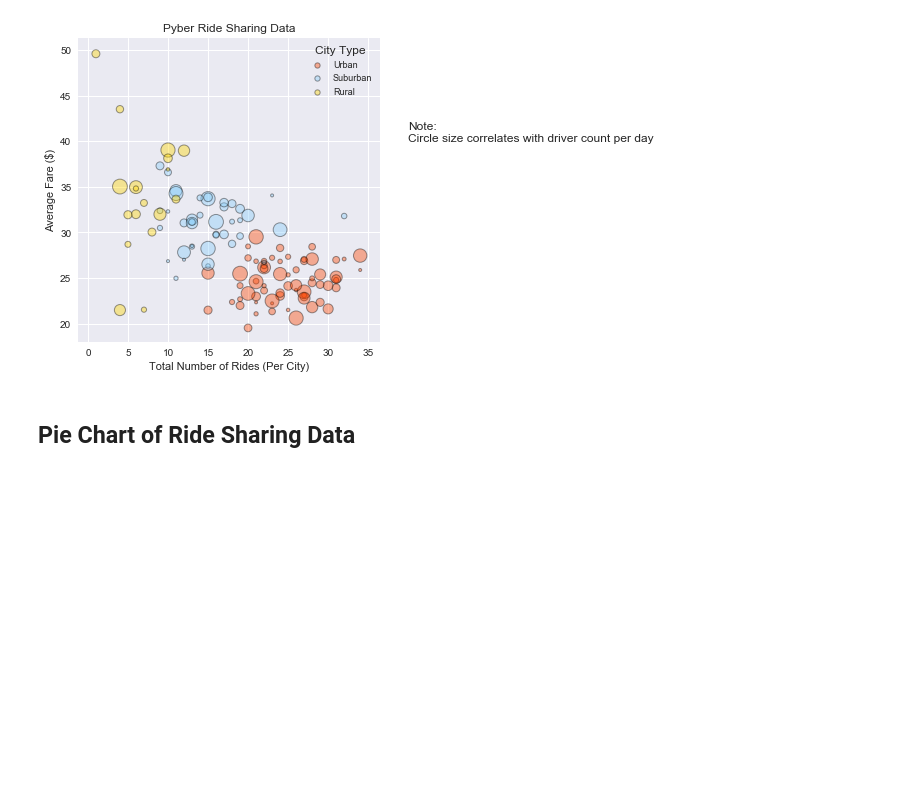
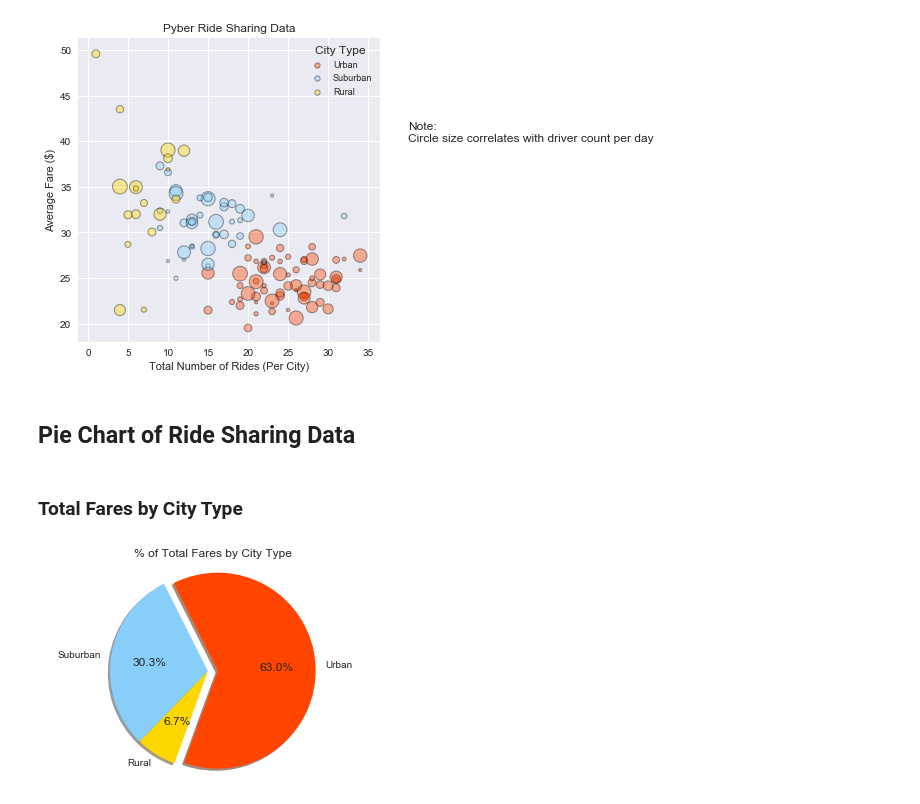
Before and after one commit to deleojean/matplotlib-challenge, a Jupyter notebook: Pyber/main.ipynb, the cells around one changed output. Drawn from its saved outputs; the diff is of its cells as text; code cells hidden in the pictures; blank space fills up the shorter version.

Commit message:
Create pit chart: total fares by city type

```diff
--- a/Pyber/main.ipynb
+++ b/Pyber/main.ipynb
@@ -67,3 +67,36 @@ plt.show()
 [figure]
 # %% [markdown]
 ## Pie Chart of Ride Sharing Data
+# %%
+def create_pie(title='title', **kwargs):
+    # Labels for the sections of our pie chart
+    labels = ["Urban", "Suburban", "Rural"]
+
+    # The colors of each section of the pie chart
+    colors = ['orangered', 'lightskyblue', 'gold']
+
+    # Tells matplotlib to seperate the "Python" section from the others
+    explode = (0.1, 0, 0)
+
+    # The values of each section of the pie chart
+    sizes = [kwargs['urban'], kwargs['suburban'], kwargs['rural']]
+
+    # Creates the pie chart based upon the values above
+    # Automatically finds the percentages of each part of the pie chart
+    plt.pie(sizes, explode=explode, labels=labels, colors=colors, autopct="%1.1f%%", shadow=True, startangle=250)
+
+    plt.axis("equal")
+    plt.title(title)
+
+    plt.show()
+# %% [markdown]
+### Total Fares by City Type
+# %%
+#% of Total Fares by City Type
+urban    = pyber_data[pyber_data['type'] == 'Urban'].sum()
+suburban = pyber_data[pyber_data['type'] == 'Suburban'].sum()
+rural    = pyber_data[pyber_data['type'] == 'Rural'].sum()
+
+create_pie(title="% of Total Fares by City Type", urban=urban['fare'], suburban=suburban['fare'], rural=rural['fare'])
+# %% [output]
+[figure, added]
```
